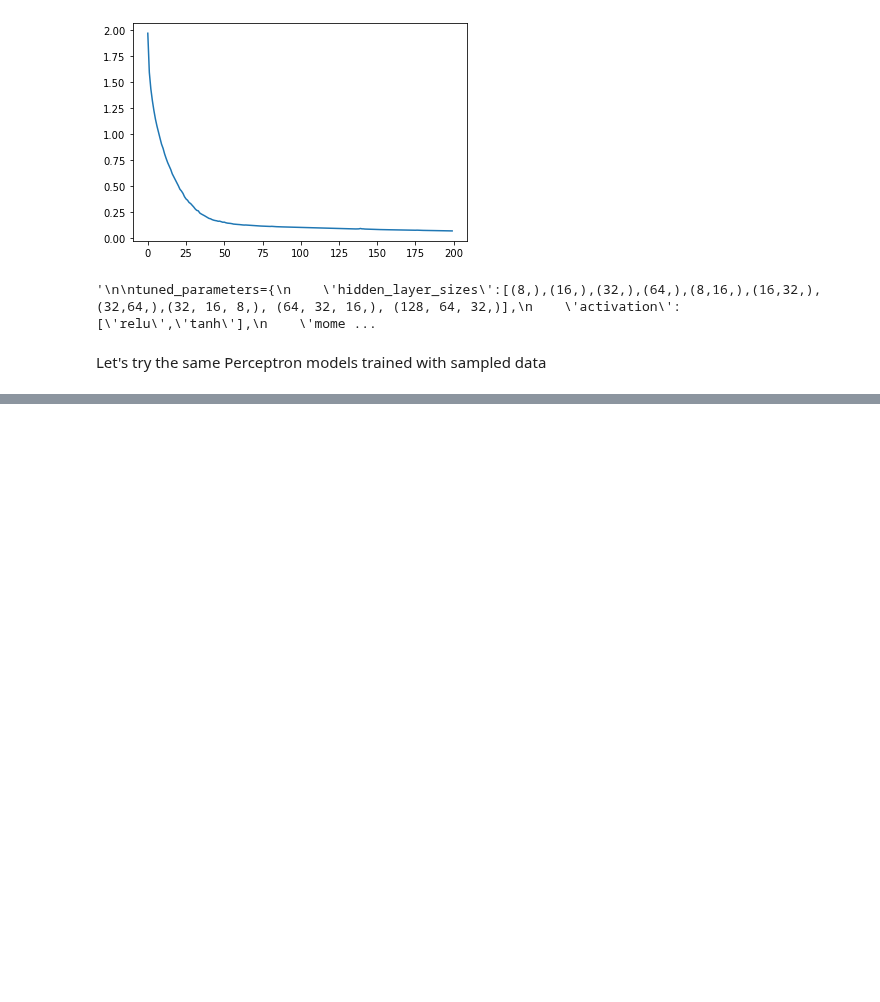
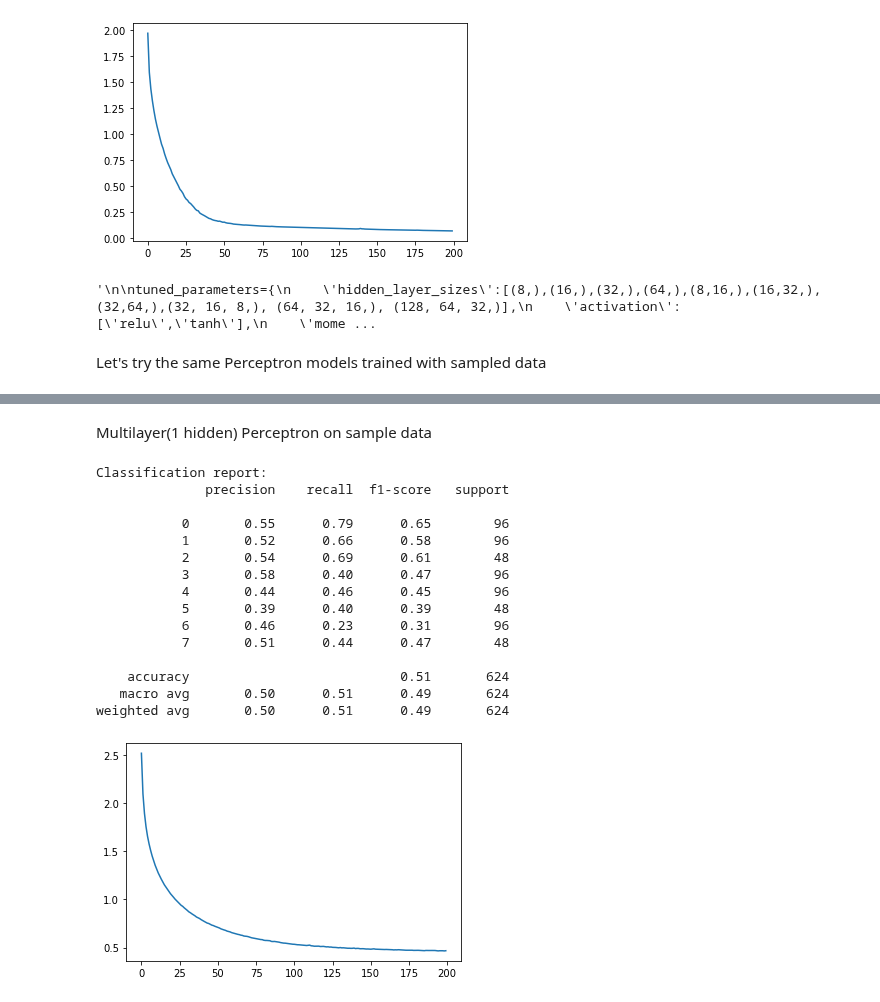
Before and after one commit to Diabelny/Data-Mining-2, a Jupyter notebook: Task2_Advanced_classification/NN.ipynb, the cells around one changed output, grey strips where cells are left out. Cells and saved outputs as stored; diff of their text form; code cells hidden in the pictures; blank space fills up the shorter version.

```diff
--- a/Task2_Advanced_classification/NN.ipynb
+++ b/Task2_Advanced_classification/NN.ipynb
@@ -364,3 +364,9 @@ print(classification_report(y_test, y_pred))
 '\n\ntuned_parameters={\n    \'hidden_layer_sizes\':[(8,),(16,),(32,),(64,),(8,16,),(16,32,),(32,64,),(32, 16, 8,), (64, 32, 16,), (128, 64, 32,)],\n    \'activation\':[\'relu\',\'tanh\'],\n    \'mome ...
 # %% [markdown]
 Let's try the same Perceptron models trained with sampled data
+# %%
+from imblearn.under_sampling import TomekLinks
+from collections import Counter
+tl = TomekLinks()
+X_res, y_res = tl.fit_resample(X_train, y_train)
+print('Resampled dataset shape %s' % Counter(y_res))
@@ -366,0 +377,6 @@ Let's try the same Perceptron models trained with sampled data
+# %%
+clf=Perceptron(alpha=0.0001, penalty='l1', tol= 0.001)
+clf.fit(X_res, y_res)
+print("Classification report:")
+y_pred=clf.predict(X_test)
+print(classification_report(y_test, y_pred))
@@ -366,0 +399,27 @@ Let's try the same Perceptron models trained with sampled data
+# %% [markdown]
+Multilayer(1 hidden) Perceptron on sample data
+# %%
+clf = MLPClassifier(solver = 'adam', momentum = 0.9, learning_rate = 'adaptive' , hidden_layer_sizes=[64],activation='tanh',alpha=1.0,tol=0.00001)
+clf.fit(X_res, y_res)
+print("Classification report:")
+y_pred=clf.predict(X_test)
+print(classification_report(y_test, y_pred))
+plt.plot(clf.loss_curve_)
+plt.show()
+# %% [output]
+Classification report:
+              precision    recall  f1-score   support
+
+           0       0.55      0.79      0.65        96
+           1       0.52      0.66      0.58        96
+           2       0.54      0.69      0.61        48
+           3       0.58      0.40      0.47        96
+           4       0.44      0.46      0.45        96
+           5       0.39      0.40      0.39        48
+           6       0.46      0.23      0.31        96
+           7       0.51      0.44      0.47        48
+
+    accuracy                           0.51       624
+   macro avg       0.50      0.51      0.49       624
+weighted avg       0.50      0.51      0.49       624
+[figure, added]
```
Also changed, not shown: parts of 23 cells of this notebook, 17 other files.
